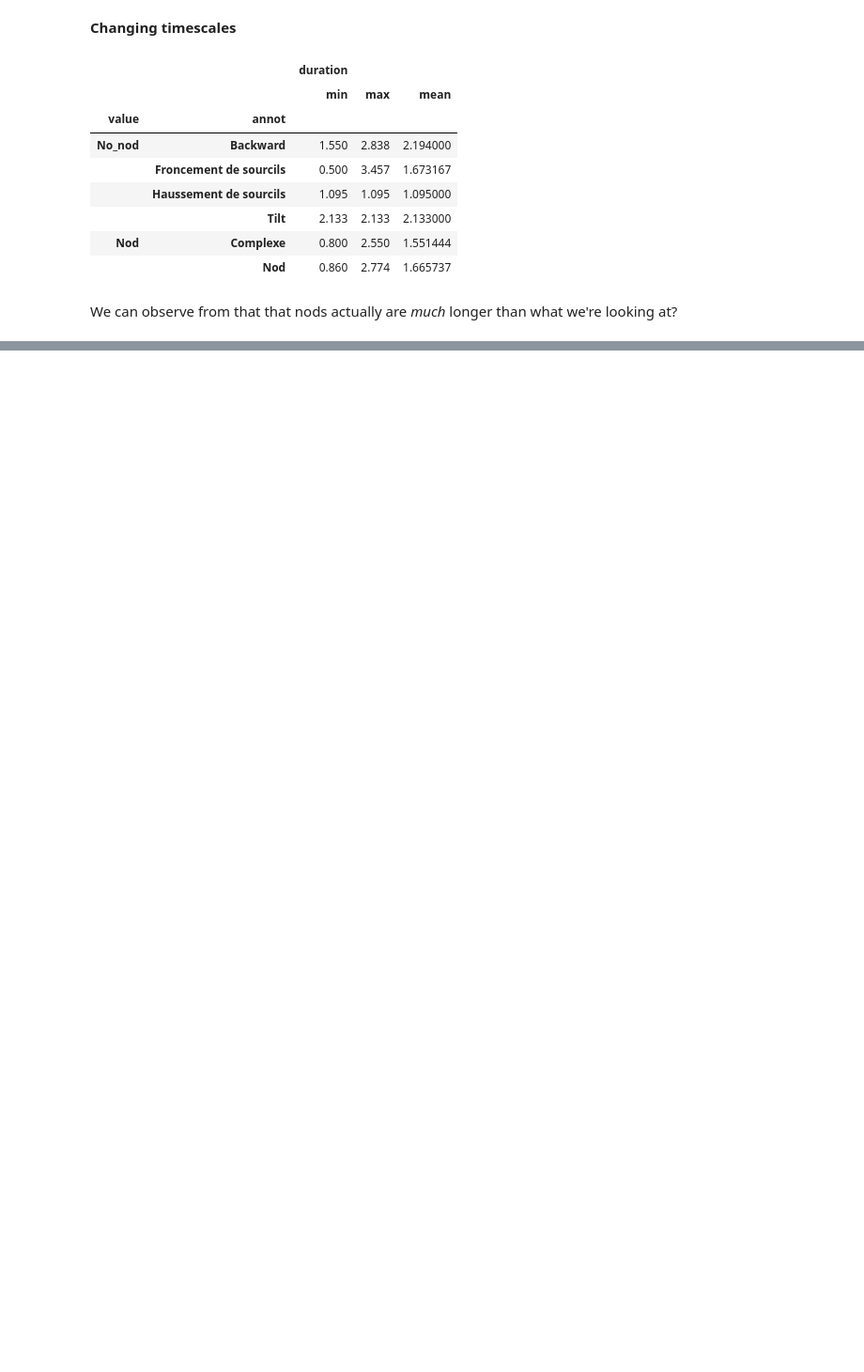
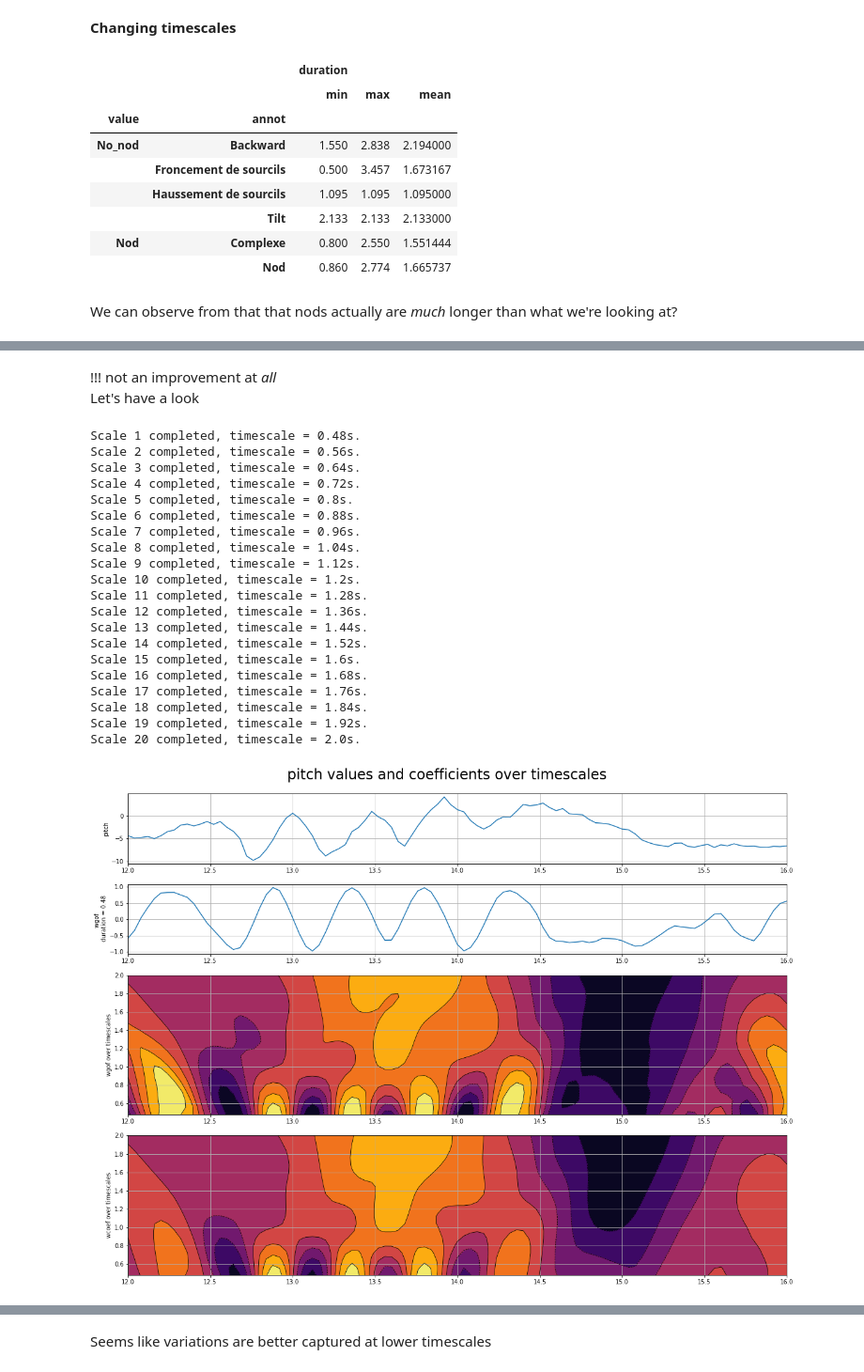
Before and after one commit to ejmaes/HMAD_prediction, a Jupyter notebook: prediction.ipynb, the cells around one changed output, grey strips where cells are left out. Shown at 94% size. Drawn from its saved outputs; the diff is of its cells as text; code cells hidden in the pictures; blank space fills up the shorter version.

```diff
--- a/prediction.ipynb
+++ b/prediction.ipynb
@@ -422,0 +503,27 @@ storage = pd.DataFrame(storage)
+# %% [markdown]
+!!! not an improvement at _all_
+<br>Let's have a look
+# %%
+_ = execute_steps(pyr, 'pitch', nods, nod_threshold=0.945, smin=0.48, smax=2., use_index=use_index, plot_images=True)
+# %% [output]
+Scale 1 completed, timescale = 0.48s.
+Scale 2 completed, timescale = 0.56s.
+Scale 3 completed, timescale = 0.64s.
+Scale 4 completed, timescale = 0.72s.
+Scale 5 completed, timescale = 0.8s.
+Scale 6 completed, timescale = 0.88s.
+Scale 7 completed, timescale = 0.96s.
+Scale 8 completed, timescale = 1.04s.
+Scale 9 completed, timescale = 1.12s.
+Scale 10 completed, timescale = 1.2s.
+Scale 11 completed, timescale = 1.28s.
+Scale 12 completed, timescale = 1.36s.
+Scale 13 completed, timescale = 1.44s.
+Scale 14 completed, timescale = 1.52s.
+Scale 15 completed, timescale = 1.6s.
+Scale 16 completed, timescale = 1.68s.
+Scale 17 completed, timescale = 1.76s.
+Scale 18 completed, timescale = 1.84s.
+Scale 19 completed, timescale = 1.92s.
+Scale 20 completed, timescale = 2.0s.
+[figure, added]
@@ -422,0 +531,2 @@ storage = pd.DataFrame(storage)
+# %% [markdown]
+Seems like variations are better captured at lower timescales
```
Also changed, not shown: parts of 7 cells of this notebook.
